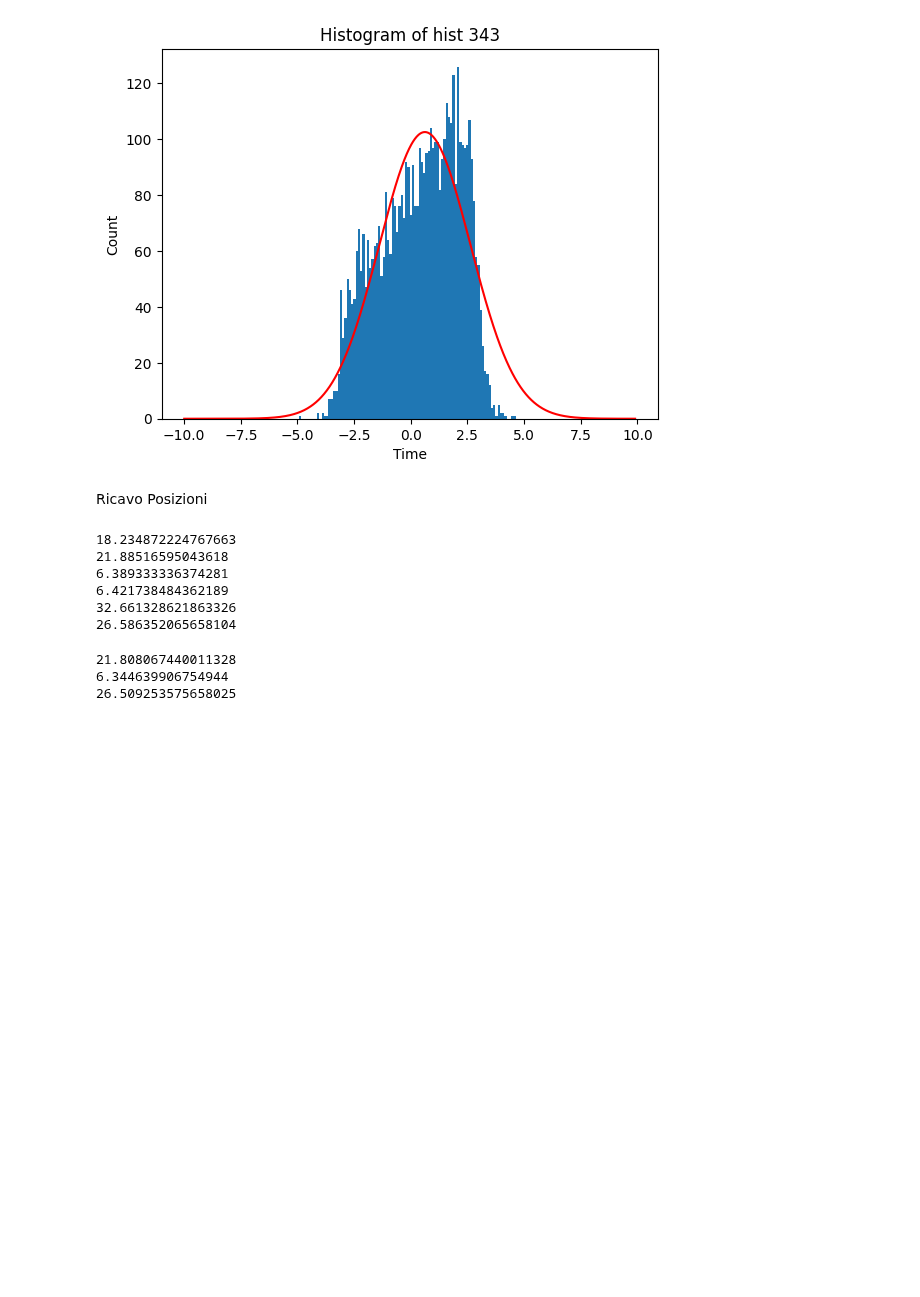
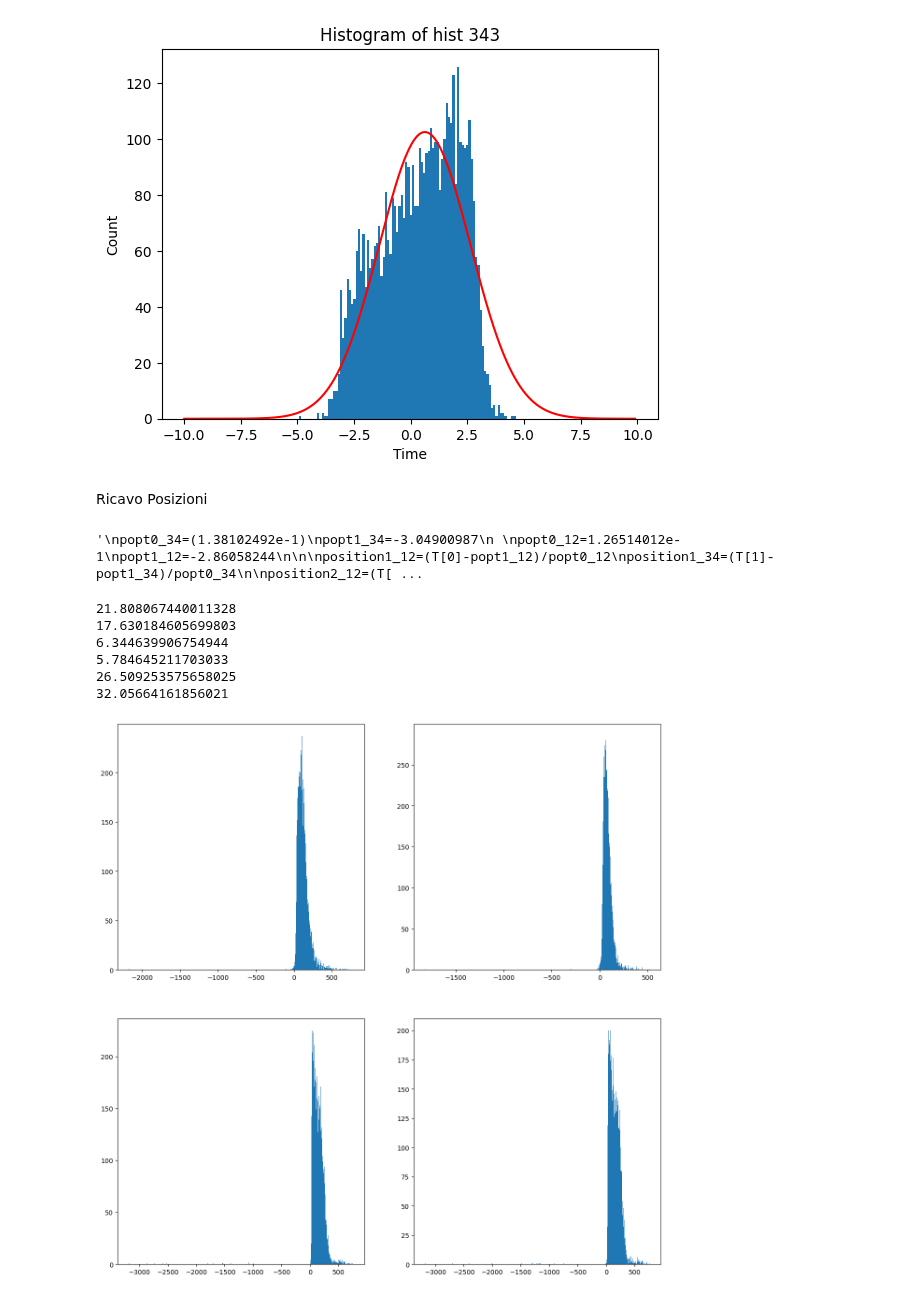
Before and after one commit to francescouni0/FisMedLab, a Jupyter notebook: Plastici/Acquisizione Na-22 Esperienza Scintillatori-20230427T155444Z-001/Acquisizione Na-22 Esperienza Scintillatori/Position.ipynb, the cells around one changed output. Cells and saved outputs as stored; diff of their text form; code cells hidden in the pictures; blank space fills up the shorter version.

```diff
--- a/Plastici/Acquisizione Na-22 Esperienza Scintillatori-20230427T155444Z-001/Acquisizione Na-22 Esperienza Scintillatori/Position.ipynb
+++ b/Plastici/Acquisizione Na-22 Esperienza Scintillatori-20230427T155444Z-001/Acquisizione Na-22 Esperienza Scintillatori/Position.ipynb
@@ -196,7 +197,7 @@ Chisquare reduced: 4.5434863741309215
 # %% [markdown]
 Ricavo Posizioni
 # %%
-
+'''
 popt0_34=(1.38102492e-1)
 popt1_34=-3.04900987
 
@@ -219,10 +220,7 @@ print(position2_12)
 print(position2_34)
 print(position3_12)
 print(position3_34)
+
+'''
 # %% [output]
-18.234872224767663
-21.88516595043618
-6.389333336374281
-6.421738484362189
-32.661328621863326
-26.586352065658104
+'\npopt0_34=(1.38102492e-1)\npopt1_34=-3.04900987\n \npopt0_12=1.26514012e-1\npopt1_12=-2.86058244\n\n\nposition1_12=(T[0]-popt1_12)/popt0_12\nposition1_34=(T[1]-popt1_34)/popt0_34\n\nposition2_12=(T[ ...
@@ -229,22 +229,35 @@ print(position3_34)
 # %%
 popt0_34=1/6.90512457e-09
 popt1_34=-1.07549696e-11
+popt0_12=1/6.32570033e-09
+popt1_12=-7.72742902e-11
 
-T=T*1e-7
 
-#position1_12=(T[0]-popt1_12)/popt0_12
+
 position1_34=(popt0_34/2)*(T[1]-popt1_34)+22
+position1_12=(popt0_12/2)*(T[0]-popt1_12)+22
 
-#position2_12=(T[2]-popt1_12)/popt0_12
+
 position2_34=(popt0_34/2)*(T[3]-popt1_34)+22
+position2_12=(popt0_12/2)*(T[2]-popt1_12)+22
 
-#position3_12=(T[4]-popt1_12)/popt0_12
+
 position3_34=(popt0_34/2)*(T[5]-popt1_34)+22
+position3_12=(popt0_12/2)*(T[4]-popt1_12)+22
+
 
 print(position1_34)
+print(position1_12)
+
 print(position2_34)
+print(position2_12)
+
 print(position3_34)
+print(position3_12)
 # %% [output]
 21.808067440011328
+17.630184605699803
 6.344639906754944
+5.784645211703033
 26.509253575658025
+32.05664161856021
@@ -250,0 +266,10 @@ print(position3_34)
+# %%
+fig,ax=plt.subplots(2,2,figsize=(15,15))
+ax[0,0].hist(a1_1,bins=500)
+ax[0,1].hist(a2_1,bins=500)
+ax[1,0].hist(a3_1,bins=500)
+ax[1,1].hist(a4_1,bins=500)
+
+plt.show()
+# %% [output]
+[figure, added]
```
Also changed, not shown: parts of 11 cells of this notebook.
